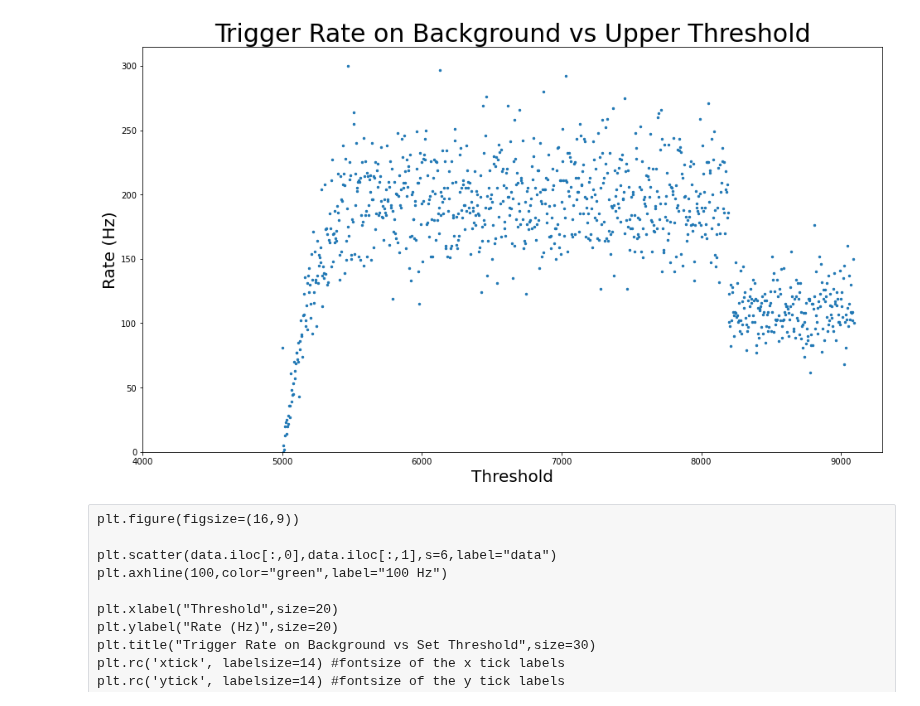
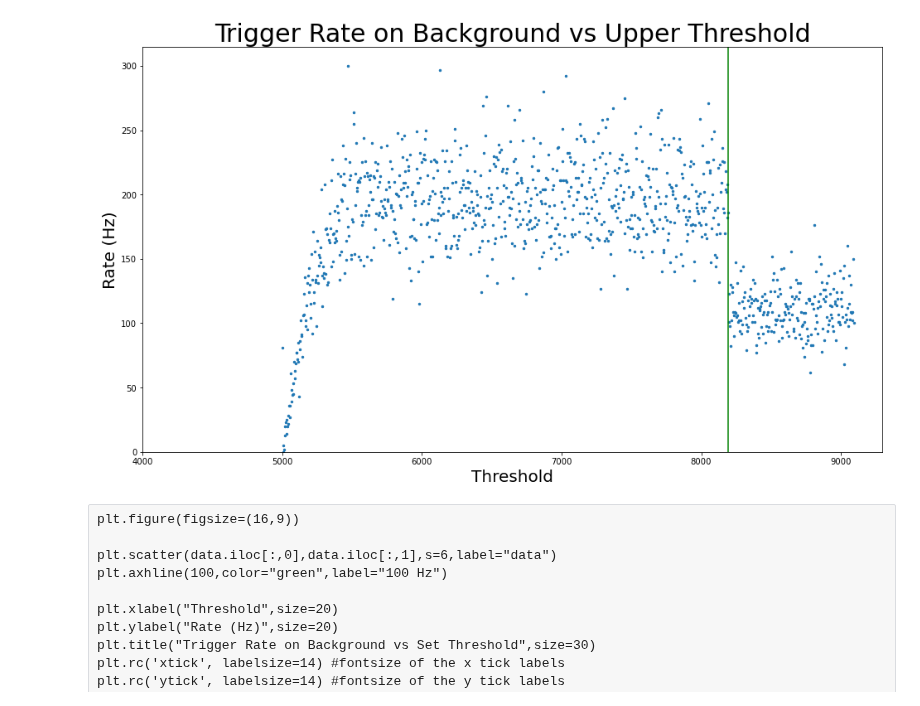
Before and after one commit to villano-lab/NaI_Array_Firmware, a Jupyter notebook: test_firmwares/PuBeTrigger2/PlotRates.ipynb, the cells around one changed output. Drawn from its saved outputs; the diff is of its cells as text; code cells hidden in the pictures.

```diff
--- a/test_firmwares/PuBeTrigger2/PlotRates.ipynb
+++ b/test_firmwares/PuBeTrigger2/PlotRates.ipynb
@@ -8,22 +8,22 @@ data = pd.read_csv("data/scanwindow_20220412_1620.csv") #Change to match local f
 # %%
 plt.figure(figsize=(16,9))
 
 plt.scatter(data.iloc[:,0],data.iloc[:,1],s=6,label="data")
 #plt.plot(data.iloc[:,0],data.iloc[:,1],label="interpolation",zorder=0,color="#AAAAAA")
-#plt.axhline(100,color="green",label="100 Hz")
+plt.axvline(8192,color="green",label="8192")
 
 plt.xlabel("Threshold",size=20)
 plt.ylabel("Rate (Hz)",size=20)
 plt.title("Trigger Rate on Background vs Upper Threshold",size=30)
 plt.rc('xtick', labelsize=16) #fontsize of the x tick labels
 plt.rc('ytick', labelsize=16) #fontsize of the y tick labels
 plt.xlim(4000)
 plt.ylim(0)
 
 #plt.legend(fontsize=18)
 plt.show()
 # %% [output]
-[figure, old version]
+[figure, new version]
 # %% [raw]
 plt.figure(figsize=(16,9))
 
```
Also changed, not shown: parts of 2 cells of this notebook.
